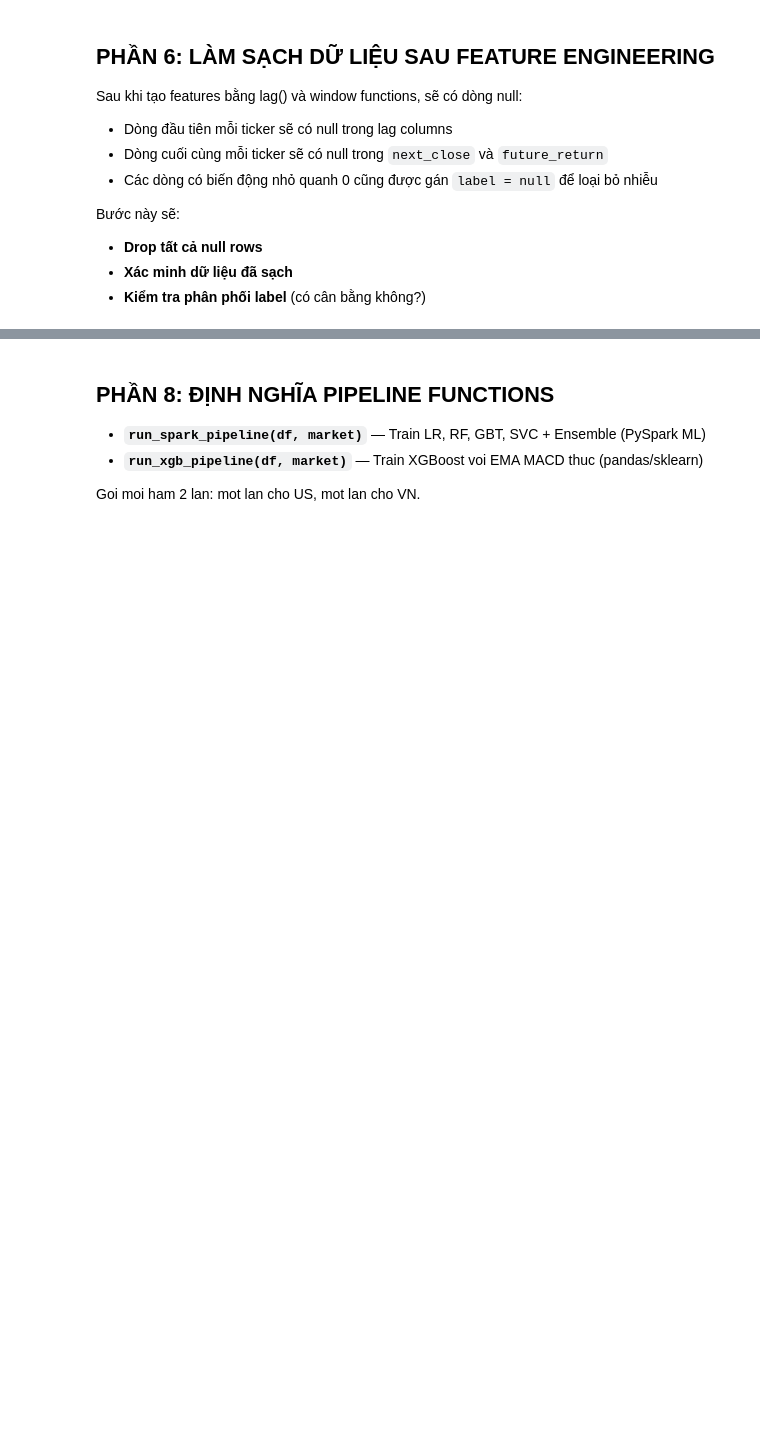
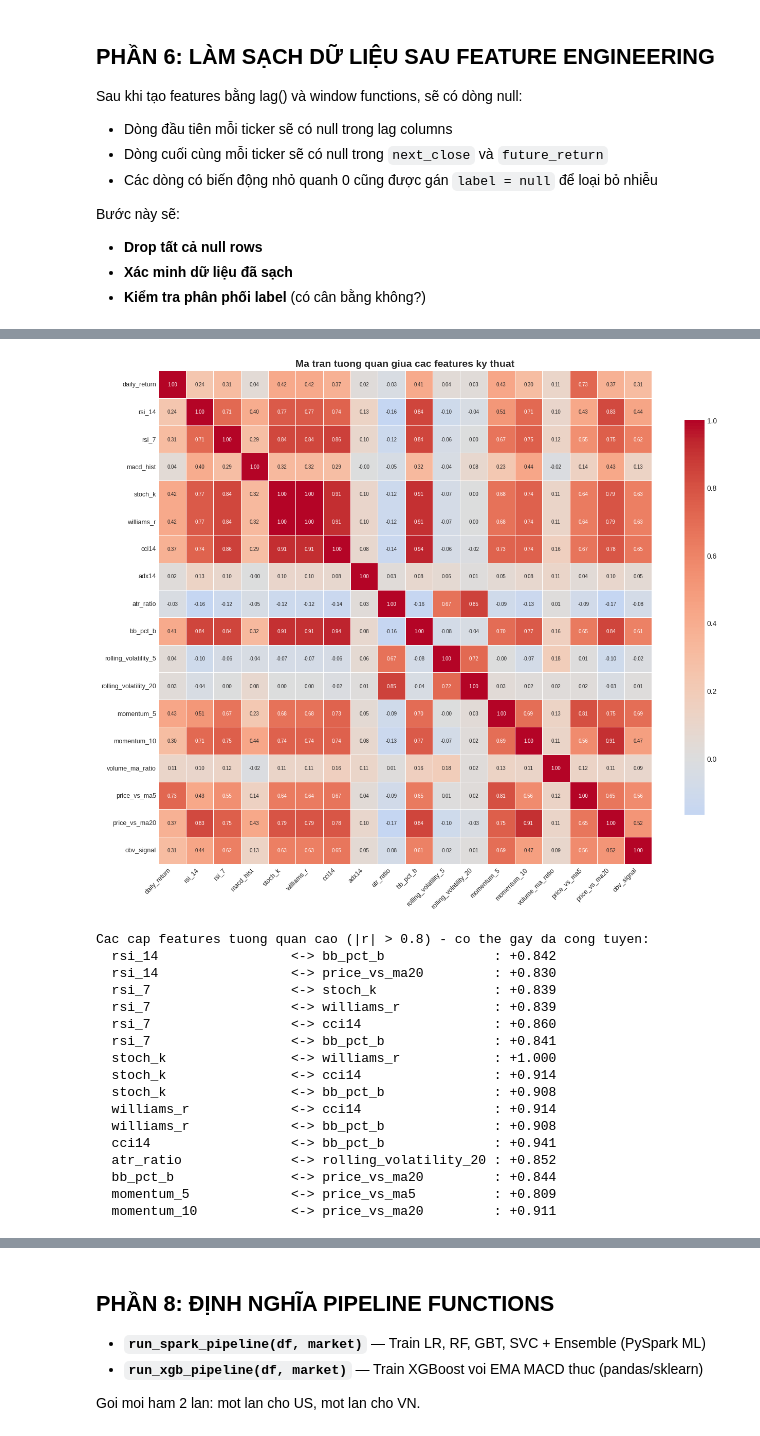
Before and after one commit to vinh27012004/DoAnTotNgiep, a Jupyter notebook: Stock_Analysis_PySpark.ipynb, the cells around one changed output, grey strips where cells are left out. Drawn from its saved outputs; the diff is of its cells as text; code cells hidden in the pictures; blank space fills up the shorter version.

```diff
--- a/Stock_Analysis_PySpark.ipynb
+++ b/Stock_Analysis_PySpark.ipynb
@@ -686,3 +775,57 @@ Winsorizing extreme feature values...
+# %%
+# Correlation heatmap cua cac features ky thuat chinh
+import matplotlib.pyplot as plt
+import seaborn as sns
+
+corr_cols = ['daily_return','rsi_14','rsi_7','macd_hist','stoch_k','williams_r','cci14',
+             'adx14','atr_ratio','bb_pct_b','rolling_volatility_5','rolling_volatility_20',
+             'momentum_5','momentum_10','volume_ma_ratio','price_vs_ma5','price_vs_ma20',
+             'obv_signal']
+corr_cols = [c for c in corr_cols if c in df_features.columns]
+
+# Lay mau du lieu sang pandas de tinh tuong quan
+corr_pd = df_features.select(*corr_cols).dropna().limit(20000).toPandas()
+corr = corr_pd.corr()
+
+plt.figure(figsize=(14, 11))
+sns.heatmap(corr, annot=True, fmt='.2f', cmap='coolwarm', center=0,
+            square=True, linewidths=0.5, cbar_kws={'shrink': 0.8},
+            annot_kws={'size': 7})
+plt.title('Ma tran tuong quan giua cac features ky thuat', fontsize=14, fontweight='bold')
+plt.xticks(rotation=45, ha='right', fontsize=9)
+plt.yticks(fontsize=9)
+plt.tight_layout()
+plt.show()
+
+# Liet ke cac cap features tuong quan cao
+print("Cac cap features tuong quan cao (|r| > 0.8) - co the gay da cong tuyen:")
+found = False
+for i in range(len(corr.columns)):
+    for j in range(i+1, len(corr.columns)):
+        if abs(corr.iloc[i, j]) > 0.8:
+            print(f"  {corr.columns[i]:22s} <-> {corr.columns[j]:22s}: {corr.iloc[i,j]:+.3f}")
+            found = True
+if not found:
+    print("  (Khong co cap nao |r| > 0.8 - features kha doc lap, tot cho model)")
+# %% [output]
+[figure, added]
+Cac cap features tuong quan cao (|r| > 0.8) - co the gay da cong tuyen:
+  rsi_14                 <-> bb_pct_b              : +0.842
+  rsi_14                 <-> price_vs_ma20         : +0.830
+  rsi_7                  <-> stoch_k               : +0.839
+  rsi_7                  <-> williams_r            : +0.839
+  rsi_7                  <-> cci14                 : +0.860
+  rsi_7                  <-> bb_pct_b              : +0.841
+  stoch_k                <-> williams_r            : +1.000
+  stoch_k                <-> cci14                 : +0.914
+  stoch_k                <-> bb_pct_b              : +0.908
+  williams_r             <-> cci14                 : +0.914
+  williams_r             <-> bb_pct_b              : +0.908
+  cci14                  <-> bb_pct_b              : +0.941
+  atr_ratio              <-> rolling_volatility_20 : +0.852
+  bb_pct_b               <-> price_vs_ma20         : +0.844
+  momentum_5             <-> price_vs_ma5          : +0.809
+  momentum_10            <-> price_vs_ma20         : +0.911
 # %% [markdown]
 ## PHẦN 7: TÁCH THỊ TRƯỜNG US vs VN + TẠO LABEL
 
```
Also changed, not shown: parts of 35 cells of this notebook, 54 other files.
